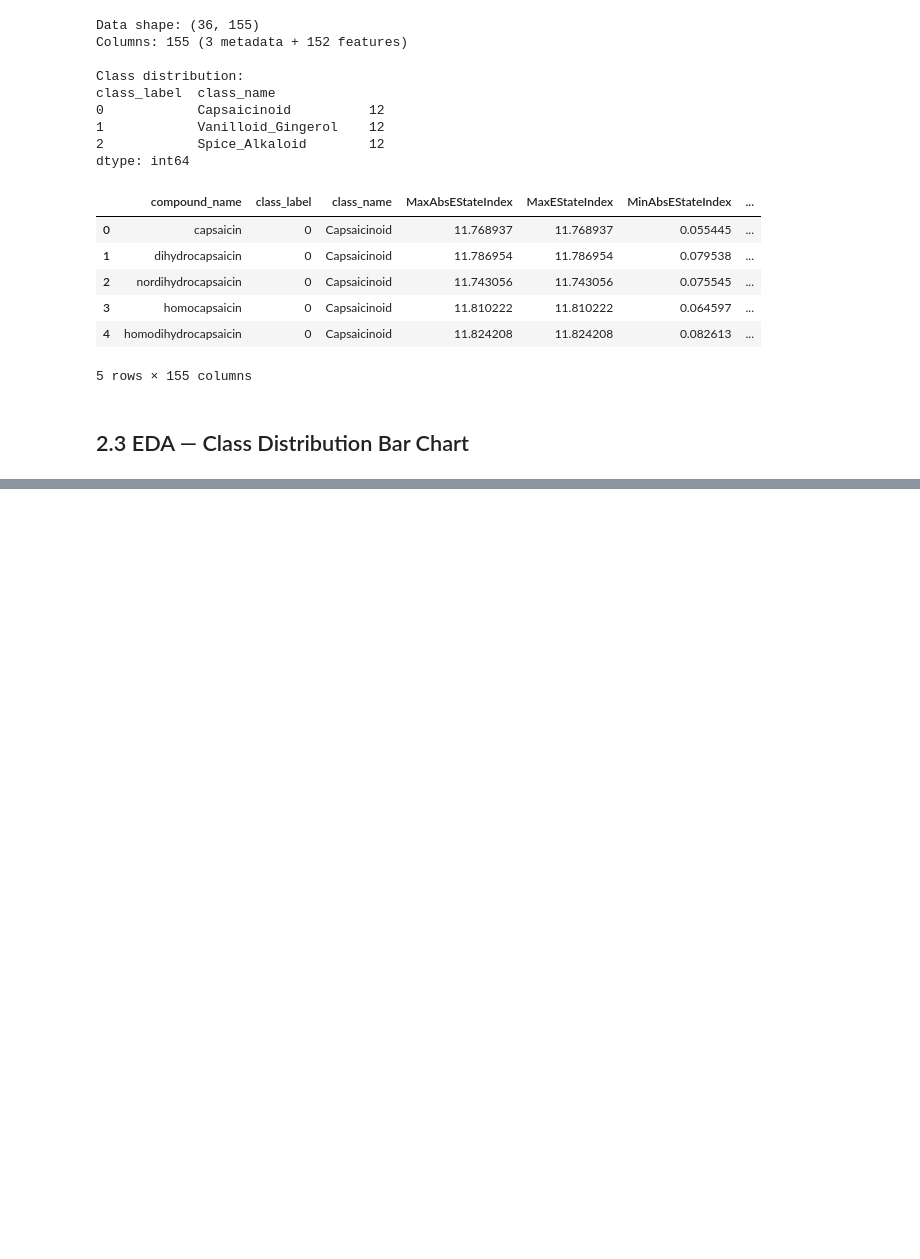
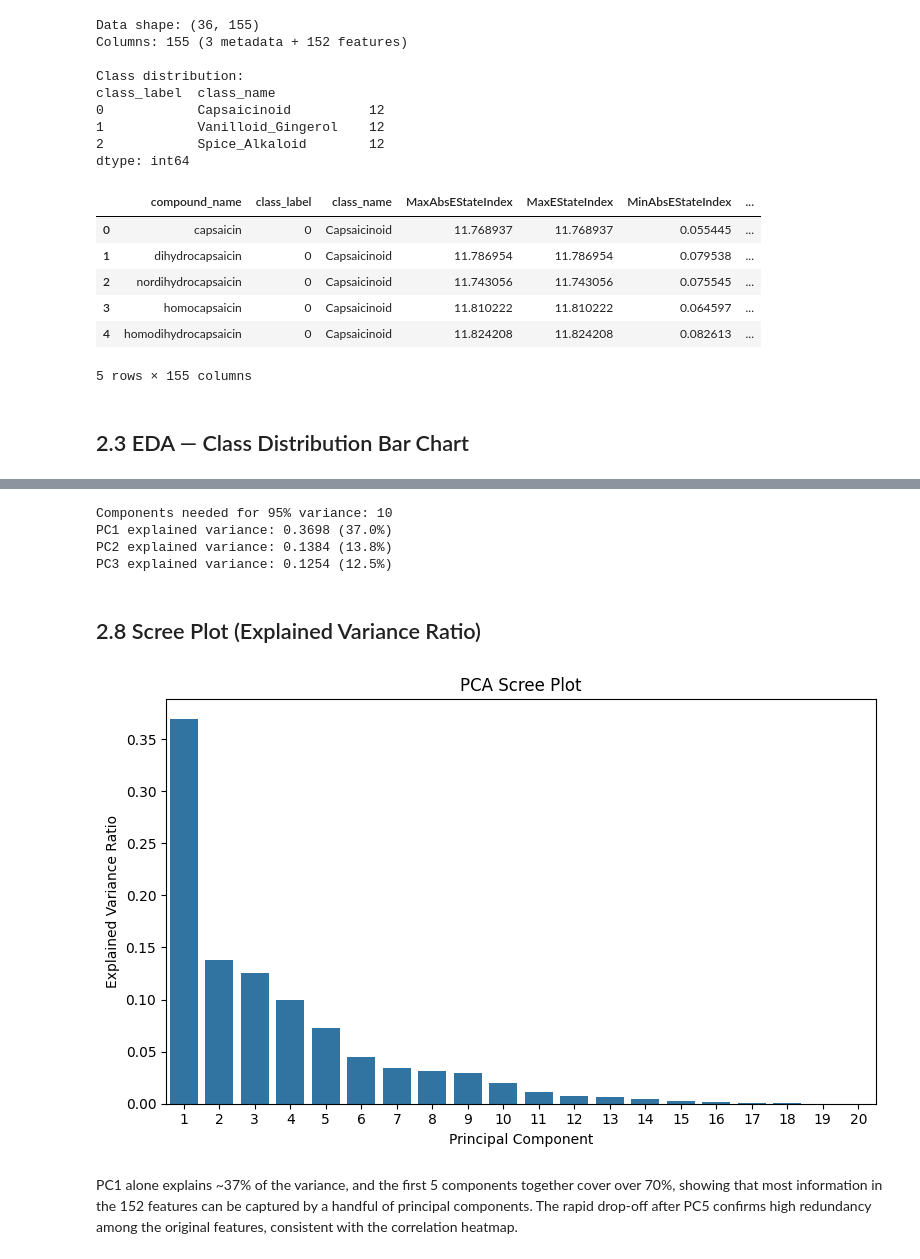
Before and after one commit to dw1229/capsaicinoid-ml, a Jupyter notebook: 02_EDA_and_PCA.ipynb, the cells around one changed output, grey strips where cells are left out. Cells and saved outputs as stored; diff of their text form; code cells hidden in the pictures; blank space fills up the shorter version.

```diff
--- a/02_EDA_and_PCA.ipynb
+++ b/02_EDA_and_PCA.ipynb
@@ -57,0 +152,36 @@ dtype: int64
+# %%
+# fit on train only (prevent data leakage)
+pca = PCA()
+pca.fit(X_train_scaled)
+
+explained_var = pca.explained_variance_ratio_
+cumulative_var = np.cumsum(explained_var)
+
+# index of first PC where cumulative variance >= 95%, +1 because argmax returns 0-based index
+n_components_95 = np.argmax(cumulative_var >= 0.95) + 1
+print(f"Components needed for 95% variance: {n_components_95}")
+print(f"PC1 explained variance: {explained_var[0]:.4f} ({explained_var[0]*100:.1f}%)")
+print(f"PC2 explained variance: {explained_var[1]:.4f} ({explained_var[1]*100:.1f}%)")
+print(f"PC3 explained variance: {explained_var[2]:.4f} ({explained_var[2]*100:.1f}%)")
+# %% [output]
+Components needed for 95% variance: 10
+PC1 explained variance: 0.3698 (37.0%)
+PC2 explained variance: 0.1384 (13.8%)
+PC3 explained variance: 0.1254 (12.5%)
+# %% [markdown]
+## 2.8 Scree Plot (Explained Variance Ratio)
+# %%
+n_show = min(20, len(explained_var))
+
+plt.figure(figsize=(8, 5))
+sns.barplot(x=list(range(1, n_show + 1)), y=explained_var[:n_show])
+plt.xlabel("Principal Component")
+plt.ylabel("Explained Variance Ratio")
+plt.title("PCA Scree Plot")
+plt.tight_layout()
+plt.savefig(os.path.join(FIGURES_DIR, "scree_plot.png"), bbox_inches="tight")
+plt.show()
+# %% [output]
+[figure, added]
+# %% [markdown]
+PC1 alone explains ~37% of the variance, and the first 5 components together cover over 70%, showing that most information in the 152 features can be captured by a handful of principal components. The rapid drop-off after PC5 confirms high redundancy among the original features, consistent with the correlation heatmap.
```
Also changed, not shown: parts of 11 cells of this notebook.
